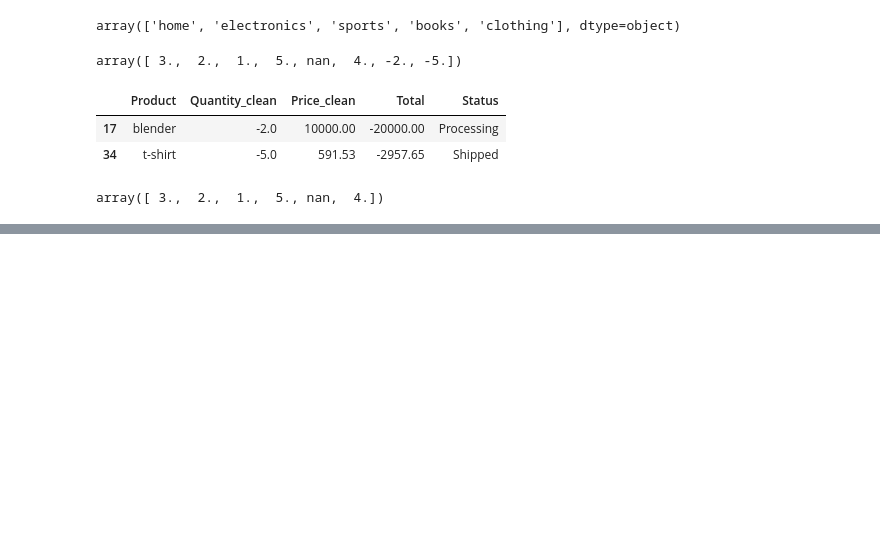
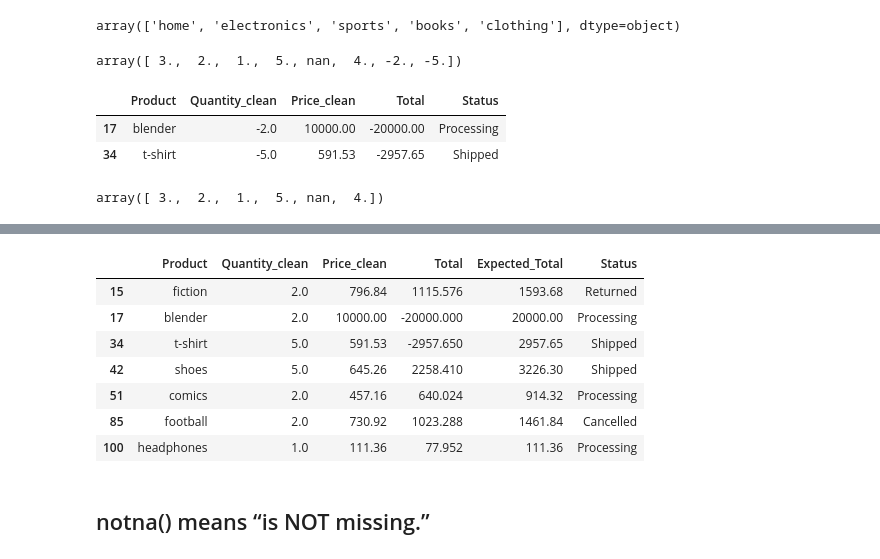
Before and after one commit to prajwalvare/sales-data-analysis, a Jupyter notebook: Notebook/notebook.ipynb, the cells around one changed output, grey strips where cells are left out. Drawn from its saved outputs; the diff is of its cells as text; code cells hidden in the pictures; blank space fills up the shorter version.

```diff
--- a/Notebook/notebook.ipynb
+++ b/Notebook/notebook.ipynb
@@ -728,0 +726,15 @@ Name: Quantity_clean, Length: 103, dtype: float64
+# %%
+df[df["Expected_Total"].notna() & (abs(df["Expected_Total"] - df["Total"]) > 0.01)][
+    ["Product", "Quantity_clean", "Price_clean", "Total", "Expected_Total", "Status"]
+]
+# %% [output]
+|  | Product | Quantity_clean | Price_clean | Total | Expected_Total | Status |
+| 15 | fiction | 2.0 | 796.84 | 1115.576 | 1593.68 | Returned |
+| 17 | blender | 2.0 | 10000.00 | -20000.000 | 20000.00 | Processing |
+| 34 | t-shirt | 5.0 | 591.53 | -2957.650 | 2957.65 | Shipped |
+| 42 | shoes | 5.0 | 645.26 | 2258.410 | 3226.30 | Shipped |
+| 51 | comics | 2.0 | 457.16 | 640.024 | 914.32 | Processing |
+| 85 | football | 2.0 | 730.92 | 1023.288 | 1461.84 | Cancelled |
+| 100 | headphones | 1.0 | 111.36 | 77.952 | 111.36 | Processing |
+# %% [markdown]
+## notna() means “is NOT missing.”
```
Also changed, not shown: parts of 51 cells of this notebook.
